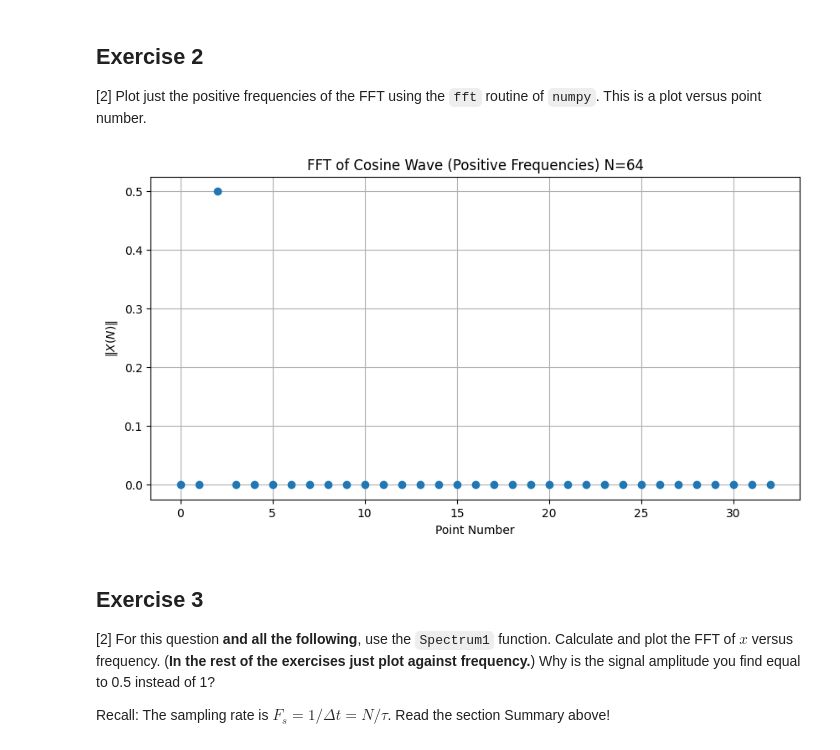
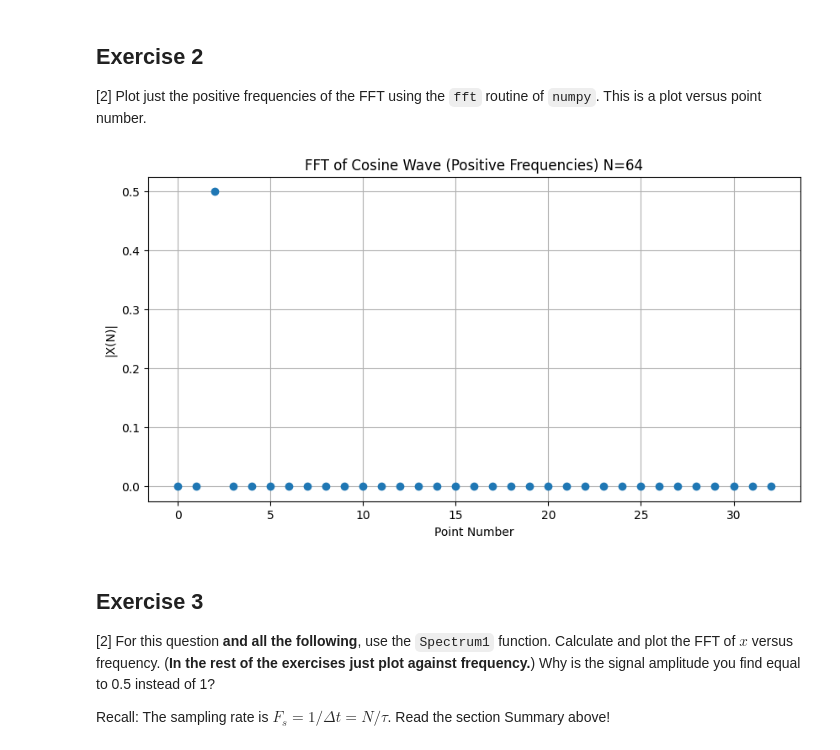
Before and after one commit to PX2145-2025/week-10-b-CameronMcKenzie-05, a Jupyter notebook: FFT.ipynb, the cells around one changed output. Cells and saved outputs as stored; diff of their text form; code cells hidden in the pictures.

```diff
--- a/FFT.ipynb
+++ b/FFT.ipynb
@@ -322,28 +322,29 @@ plt.show()
 ## Exercise 2
 [2] Plot just the positive frequencies of the FFT using the `fft` routine of `numpy`. This is a plot versus point number.
 # %%
+
 #Calculating FFT and normalizing by N
 X_fft = fft(x) / N
 
 #Extracting positive frequency components
 positive_X_fft = X_fft[0:N // 2 + 1]
 
 #Calculating absolute magnitude
 positive_X_magnitude = np.abs(positive_X_fft)
 
 #Creating an array for the positive frequencies
 point_numbers = np.arange(len(positive_X_magnitude))
 
 #Plotting the data
 plt.figure(figsize=(10, 5))
 plt.plot(point_numbers, positive_X_magnitude, 'o')
 plt.title('FFT of Cosine Wave (Positive Frequencies) N={}'.format(N))
 plt.xlabel('Point Number')
-plt.ylabel('$\|X(N)\|$')
+plt.ylabel('|X(N)|')
 plt.grid(True)
 plt.show()
 # %% [output]
-[figure, old version]
+[figure, new version]
 # %% [markdown]
 ## Exercise 3
 
```
